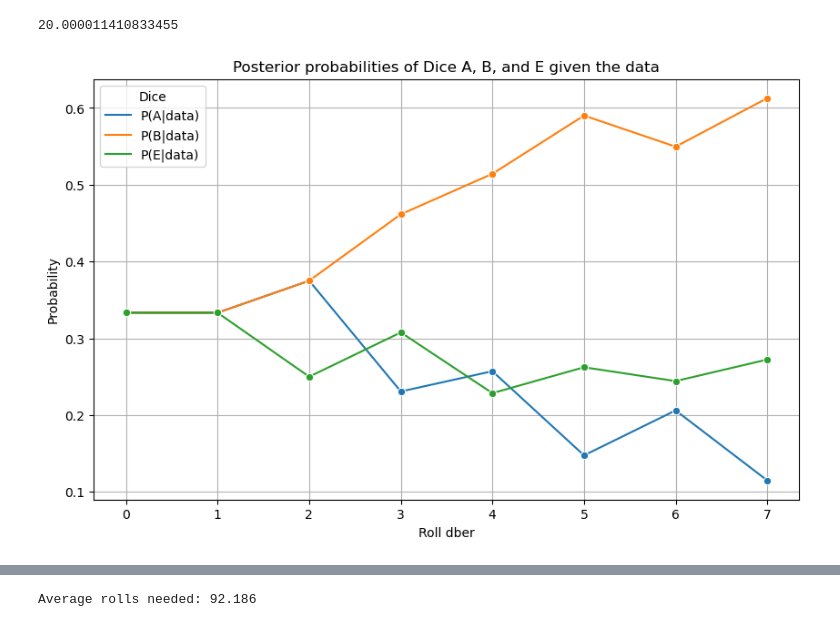
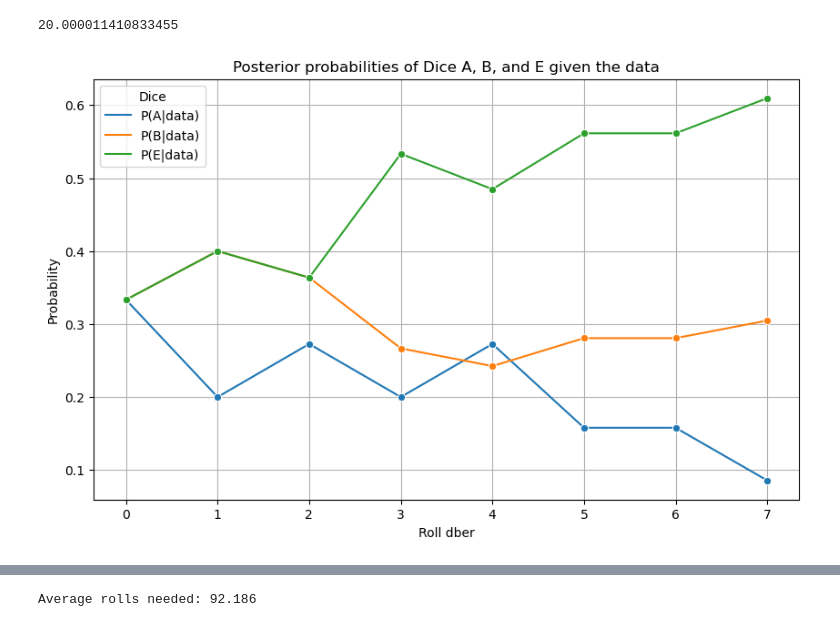
Before and after one commit to giomhern/machine-learning-spring-2024, a Jupyter notebook: week1/main.ipynb, the cells around one changed output, grey strips where cells are left out. Saved outputs shown, nothing was run; the diff lists cells and outputs as text; code cells hidden in the pictures.

```diff
--- a/week1/main.ipynb
+++ b/week1/main.ipynb
@@ -51,8 +41,8 @@ max_estimate
 # %% [output]
 20.000011410833455
 # %%
-freq_A = [6, 4, 3, 3, 2, 2, 1, 1, 1, 1]
-freq_B = [3, 3, 3, 2, 2, 2, 2, 2, 2, 1]
+freq_A = [6, 4, 3, 2, 1, 1, 1, 1, 1, 0]
+freq_B = [3, 3, 2, 2, 2, 2, 2, 2, 1, 1]
 freq_E = [2, 2, 2, 2, 2, 2, 2, 2, 2, 2]
 
 cond_A = [f / 20 for f in freq_A]
@@ -62,36 +52,36 @@ cond_E = [f / 20 for f in freq_E]
 
 data = [5, 3, 9, 3, 8, 4, 7]
 
-## initial posterior probabilites
+## initial posterior probabilities
 p_A, p_B, p_E = [1/3], [1/3], [1/3]
 
 for d in data:
     pA = cond_A[d - 1] * p_A[-1]
     pB = cond_B[d - 1] * p_B[-1]
     pE = cond_E[d - 1] * p_E[-1]
 
     total = pA + pB + pE
 
     p_A.append(pA / total)
     p_B.append(pB / total)
     p_E.append(pE / total)
 
 df = pd.DataFrame({'roll': range(0, len(data) + 1),
                   'P(A|data)': p_A, 'P(B|data)': p_B, 'P(E|data)': p_E})
 
 # Plotting
 plt.figure(figsize=(10, 6))
 sns.lineplot(x='roll', y='value', hue='variable',
              data=pd.melt(df, ['roll']), marker='o')
 plt.title('Posterior probabilities of Dice A, B, and E given the data')
 plt.xlabel('Roll dber')
 plt.ylabel('Probability')
 plt.xticks(range(len(data) + 1))
 plt.legend(title='Dice')
 plt.grid(True)
 plt.show()
 # %% [output]
-[figure, old version]
+[figure, new version]
 # %%
 print(f"Probability of Die A being selected: {p_A[-1]:.4f}")
 print(f"Probability of Die B being selected: {p_B[-1]:.4f}")
```
Also changed, not shown: parts of 4 cells of this notebook, 1 other file.
